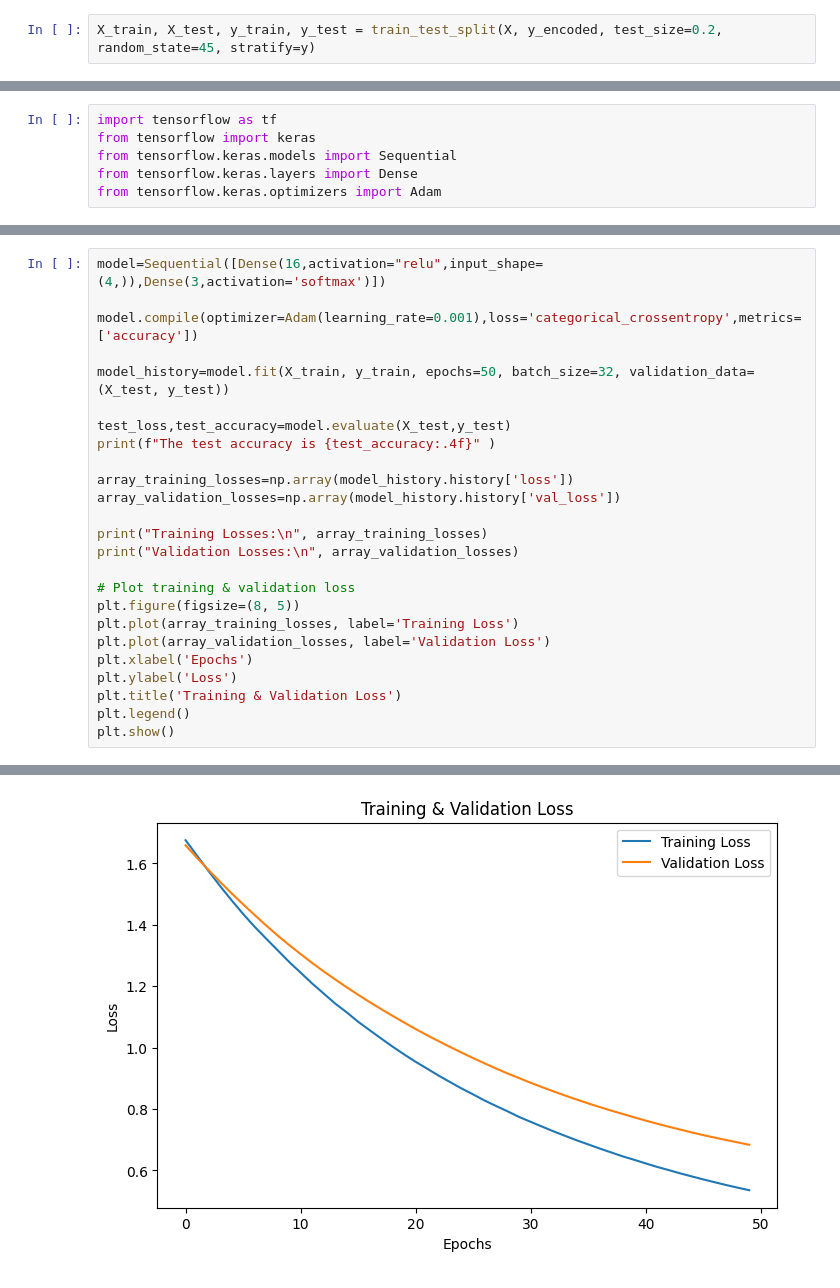
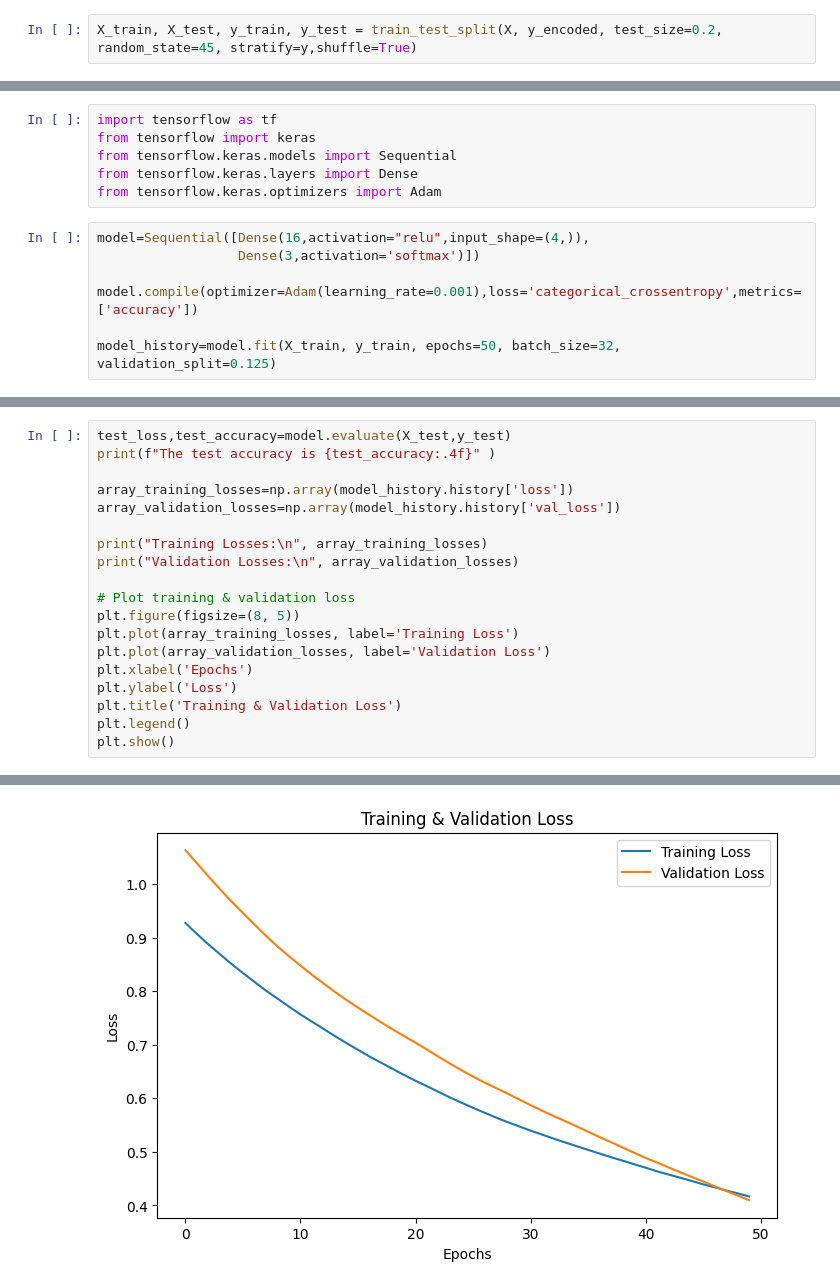
Before and after one commit to PraneelUJ/CS203_Lab_6, a Jupyter notebook: CS203_Lab_6_task1.ipynb, the cells around one changed output, grey strips where cells are left out. Cells and saved outputs as stored; diff of their text form.

```diff
--- a/CS203_Lab_6_task1.ipynb
+++ b/CS203_Lab_6_task1.ipynb
@@ -47,7 +47,7 @@ y.shape
 encoder=OneHotEncoder(sparse_output=False)
 y_encoded=encoder.fit_transform(y)
 # %%
-X_train, X_test, y_train, y_test = train_test_split(X, y_encoded, test_size=0.2, random_state=45, stratify=y)
+X_train, X_test, y_train, y_test = train_test_split(X, y_encoded, test_size=0.2, random_state=45, stratify=y,shuffle=True)
 # %%
 scaler=StandardScaler()
 X_train = scaler.fit_transform(X_train)
@@ -70,3 +70,10 @@ from tensorflow import keras
 from tensorflow.keras.models import Sequential
 from tensorflow.keras.layers import Dense
 from tensorflow.keras.optimizers import Adam
+# %%
+model=Sequential([Dense(16,activation="relu",input_shape=(4,)),
+                  Dense(3,activation='softmax')])
+
+model.compile(optimizer=Adam(learning_rate=0.001),loss='categorical_crossentropy',metrics=['accuracy'])
+
+model_history=model.fit(X_train, y_train, epochs=50, batch_size=32, validation_split=0.125)
@@ -73,10 +99,4 @@ from tensorflow.keras.optimizers import Adam
 # %%
-model=Sequential([Dense(16,activation="relu",input_shape=(4,)),Dense(3,activation='softmax')])
-
-model.compile(optimizer=Adam(learning_rate=0.001),loss='categorical_crossentropy',metrics=['accuracy'])
-
-model_history=model.fit(X_train, y_train, epochs=50, batch_size=32, validation_data=(X_test, y_test))
-
 test_loss,test_accuracy=model.evaluate(X_test,y_test)
 print(f"The test accuracy is {test_accuracy:.4f}" )
 
@@ -117 +136 @@ Epoch 7/50
-[figure, old version]
+[figure, new version]
```
Also changed, not shown: parts of 4 cells of this notebook.
